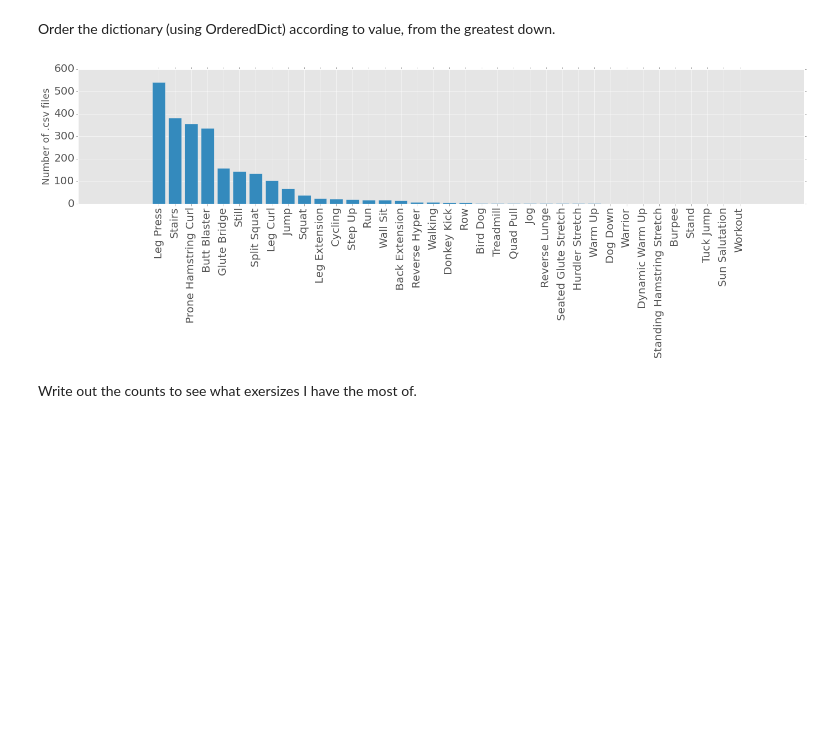
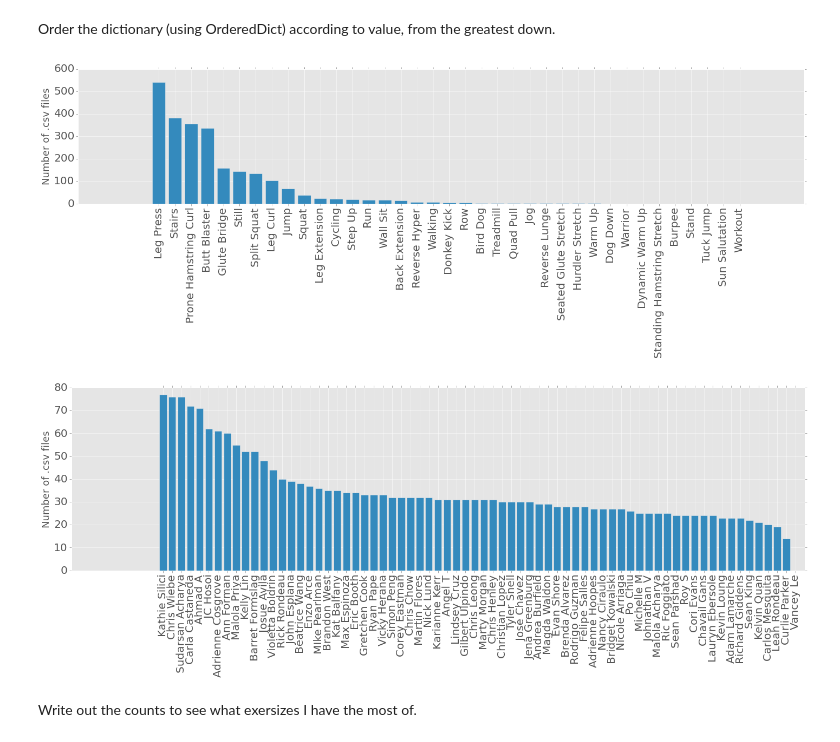
Before and after one commit to Saynah/AthosPy, a Jupyter notebook: data_prep.ipynb, the cells around one changed output. Drawn from its saved outputs; the diff is of its cells as text; code cells hidden in the pictures; blank space fills up the shorter version.

Commit message:
fix path and add person counts

```diff
--- a/data_prep.ipynb
+++ b/data_prep.ipynb
@@ -12,11 +12,11 @@ import shutil # copyint file
 import matplotlib as mpl
 import matplotlib.pyplot as plt
 
-DATA_DIR = '../../data/Research-Sessions/'
-# EXER_LIST = '../config/exercise-list_long.txt'
-EXER_LIST = '../config/exercise-list_short.txt'   # consolidated list
-CLEAN_DIR = '../../data/cleaned/'
-RESULTS_DIR = '../../data/results/'
+DATA_DIR = '../data/Research-Sessions/'
+# EXER_LIST = 'config/exercise-list_long.txt'
+EXER_LIST = 'config/exercise-list_short.txt'   # consolidated list
+CLEAN_DIR = '../data/cleaned/'
+RESULTS_DIR = '../data/results/'
 
 %matplotlib inline
 # %% [markdown]
@@ -163,10 +164,12 @@ outfile.close()
 ## Count the number of datasets representing each exercise
 # %%
 counts = {ex:0 for ex in exercise_set}
+counts_per = {per:0 for per in personSet}
 # count for each person
 for per in personSet:
     for ex in exercise_set:
         counts[ex] += len(personExerDict[per][ex])
+        counts_per[per] += len(personExerDict[per][ex])
 # print counts
 # %% [markdown]
 Order the dictionary (using OrderedDict) according to value, from the greatest down.
@@ -174,23 +177,34 @@ Order the dictionary (using OrderedDict) according to value, from the greatest d
 from collections import OrderedDict
 fnc = lambda (_,value): value
 counts_ord = OrderedDict(sorted(counts.items(), key=fnc, reverse=True))
+counts_per_ord = OrderedDict(sorted(counts_per.items(), key=fnc, reverse=True))
 # %%
 # would like to not have to copy-paste this
 plt.style.use('ggplot')
 mpl.rcParams['figure.figsize'] = [20, 8]
 mpl.rc('xtick', labelsize=20)
 mpl.rc('ytick', labelsize=20)
 mpl.rc('font', size=15)
 
 fig, ax = plt.subplots()
 ax.bar(range(len(counts_ord)), counts_ord.values(), align='center')
 plt.xticks(range(len(counts_ord)), counts_ord.keys(), rotation=90)
 plt.ylabel('Number of .csv files')
 plt.tight_layout()
 
 fig.savefig(os.path.join(RESULTS_DIR, 'exercise_counts.pdf'))
+
+# add person counts
+fig, ax = plt.subplots()
+ax.bar(range(len(counts_per_ord)), counts_per_ord.values(), align='center')
+plt.xticks(range(len(counts_per_ord)), counts_per_ord.keys(), rotation=90)
+plt.ylabel('Number of .csv files')
+plt.tight_layout()
+
+fig.savefig(os.path.join(RESULTS_DIR, 'person_counts.pdf'))
 # %% [output]
 [figure]
+[figure, added]
 # %% [markdown]
 Write out the counts to see what exersizes I have the most of.
 # %%
```
Also changed, not shown: parts of 2 cells of this notebook.
